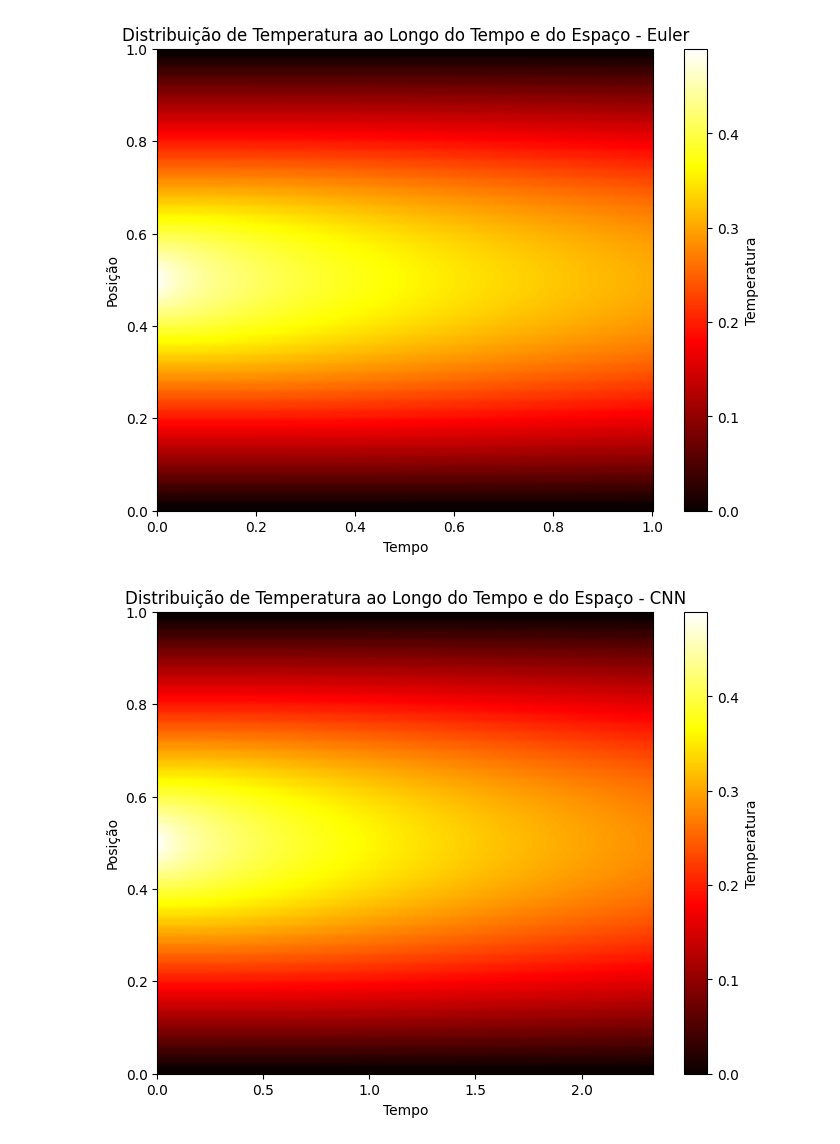
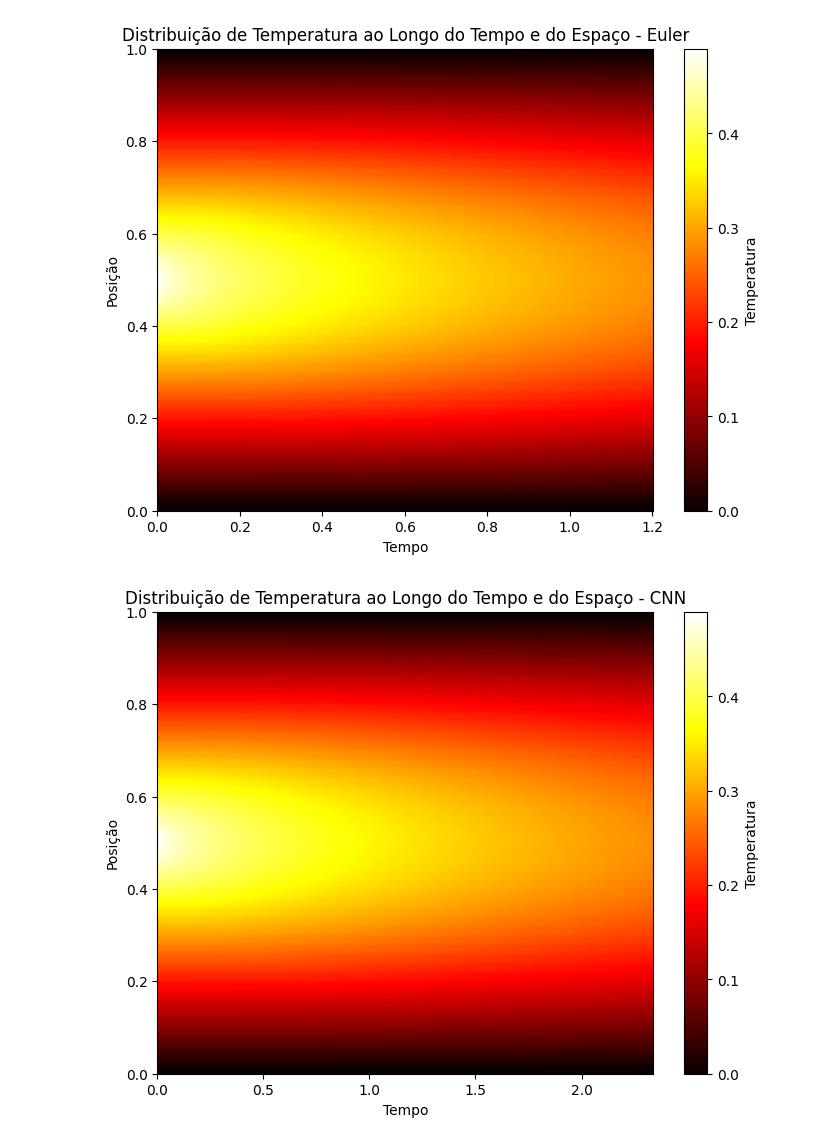
Before and after one commit to CesarMagnoJr/CeNN, a Jupyter notebook: Heat_Diff/Heat_Diffusion.ipynb, the cells around one changed output. Drawn from its saved outputs; the diff is of its cells as text; code cells hidden in the pictures.

```diff
--- a/Heat_Diff/Heat_Diffusion.ipynb
+++ b/Heat_Diff/Heat_Diffusion.ipynb
@@ -7,39 +7,39 @@ from scipy.integrate import solve_ivp
 # %%
 # Parâmetros
 L = 1.0  # Comprimento do domínio
-T = 1.0  # Tempo total
+T = 1.2  # Tempo total
 Nx = 50  # Número de pontos no espaço
 Nt = 500  # Número de pontos no tempo
 k = 0.03  # Coeficiente de difusão
 dx = L / (Nx - 1)
 dt = T / (Nt - 1)
 
 # Inicialização da matriz de temperatura
 T = np.zeros((Nx, Nt))
 
 # Condição inicial
 x = np.linspace(0, L, Nx)
 T[:, 0] = np.where(x < 0.5, x, 1 - x)
 
 # Condições de contorno
 T[0, :] = 0
 T[-1, :] = 0
 
 # Método de Euler para EDP
 for n in range(Nt - 1):
     for i in range(1, Nx - 1):
         T[i, n + 1] = T[i, n] + k * dt / dx**2 * (T[i + 1, n] - 2 * T[i, n] + T[i - 1, n])
-T2 = T
+TE = T
 # Plotagem da solução
 plt.figure(figsize=(8, 6))
 plt.imshow(T, aspect='auto', extent=[0, T.shape[1]*dt, 0, L], cmap='hot', origin='lower')
 plt.colorbar(label='Temperatura')
 plt.title('Distribuição de Temperatura ao Longo do Tempo e do Espaço - Euler')
 plt.xlabel('Tempo')
 plt.ylabel('Posição')
 plt.show()
 # %% [output]
-[figure, old version]
+[figure, new version]
 # %%
 # Parâmetros
 L = 1.0  # Comprimento do domínio
```
Also changed, not shown: parts of 2 cells of this notebook.
